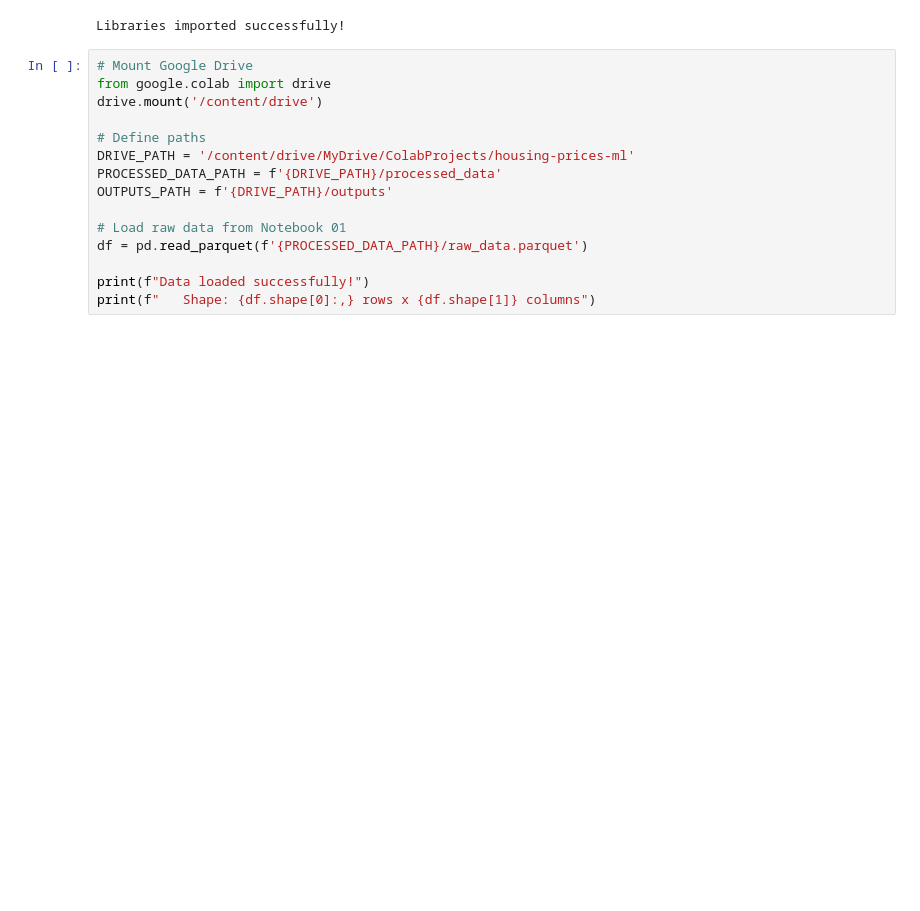
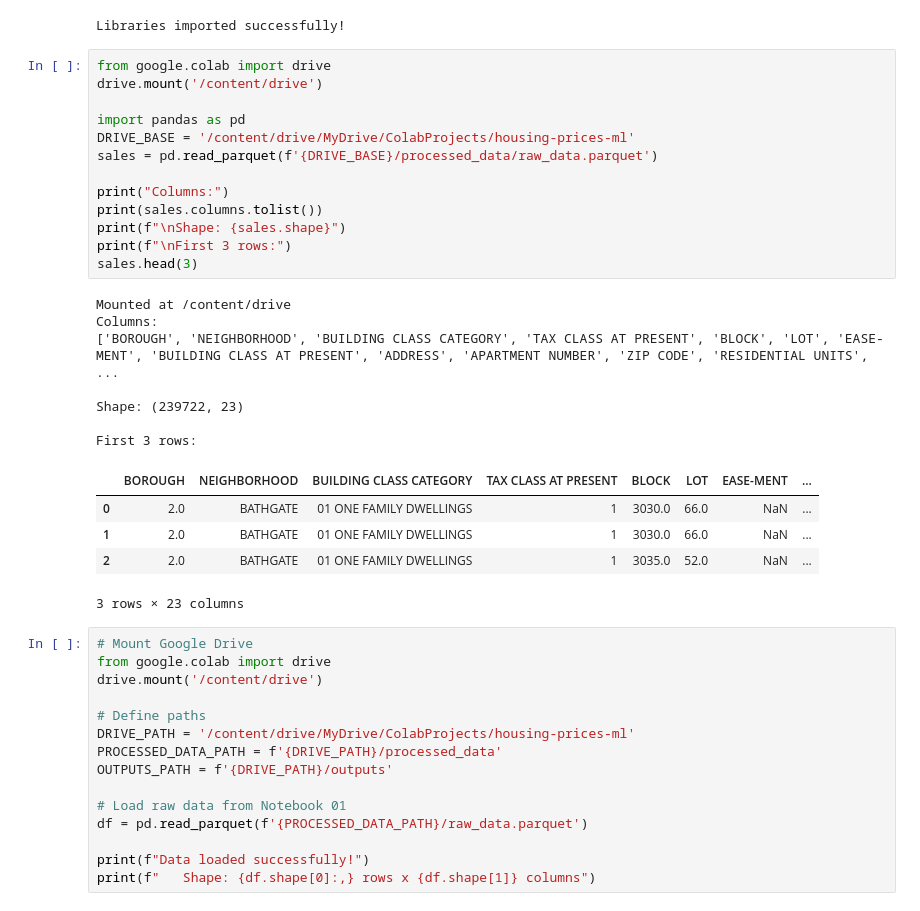
Before and after one commit to alexandrumoldovan1/housing-prices-ml, a Jupyter notebook: notebooks/03_preprocessing.ipynb, the cells around one changed output. Drawn from its saved outputs; the diff is of its cells as text; blank space fills up the shorter version.

```diff
--- a/notebooks/03_preprocessing.ipynb
+++ b/notebooks/03_preprocessing.ipynb
@@ -27,6 +27,32 @@ plt.rcParams['figure.figsize'] = (12, 6)
 print("Libraries imported successfully!")
 # %% [output]
 Libraries imported successfully!
+# %%
+from google.colab import drive
+drive.mount('/content/drive')
+
+import pandas as pd
+DRIVE_BASE = '/content/drive/MyDrive/ColabProjects/housing-prices-ml'
+sales = pd.read_parquet(f'{DRIVE_BASE}/processed_data/raw_data.parquet')
+
+print("Columns:")
+print(sales.columns.tolist())
+print(f"\nShape: {sales.shape}")
+print(f"\nFirst 3 rows:")
+sales.head(3)
+# %% [output]
+Mounted at /content/drive
+Columns:
+['BOROUGH', 'NEIGHBORHOOD', 'BUILDING CLASS CATEGORY', 'TAX CLASS AT PRESENT', 'BLOCK', 'LOT', 'EASE-MENT', 'BUILDING CLASS AT PRESENT', 'ADDRESS', 'APARTMENT NUMBER', 'ZIP CODE', 'RESIDENTIAL UNITS', ...
+
+Shape: (239722, 23)
+
+First 3 rows:
+|  | BOROUGH | NEIGHBORHOOD | BUILDING CLASS CATEGORY | TAX CLASS AT PRESENT | BLOCK | LOT | EASE-MENT | ... |
+| 0 | 2.0 | BATHGATE | 01 ONE FAMILY DWELLINGS | 1 | 3030.0 | 66.0 | NaN | ... |
+| 1 | 2.0 | BATHGATE | 01 ONE FAMILY DWELLINGS | 1 | 3030.0 | 66.0 | NaN | ... |
+| 2 | 2.0 | BATHGATE | 01 ONE FAMILY DWELLINGS | 1 | 3035.0 | 52.0 | NaN | ... |
+3 rows × 23 columns
 # %%
 # Mount Google Drive
 from google.colab import drive
```
Also changed, not shown: parts of 14 cells of this notebook.
